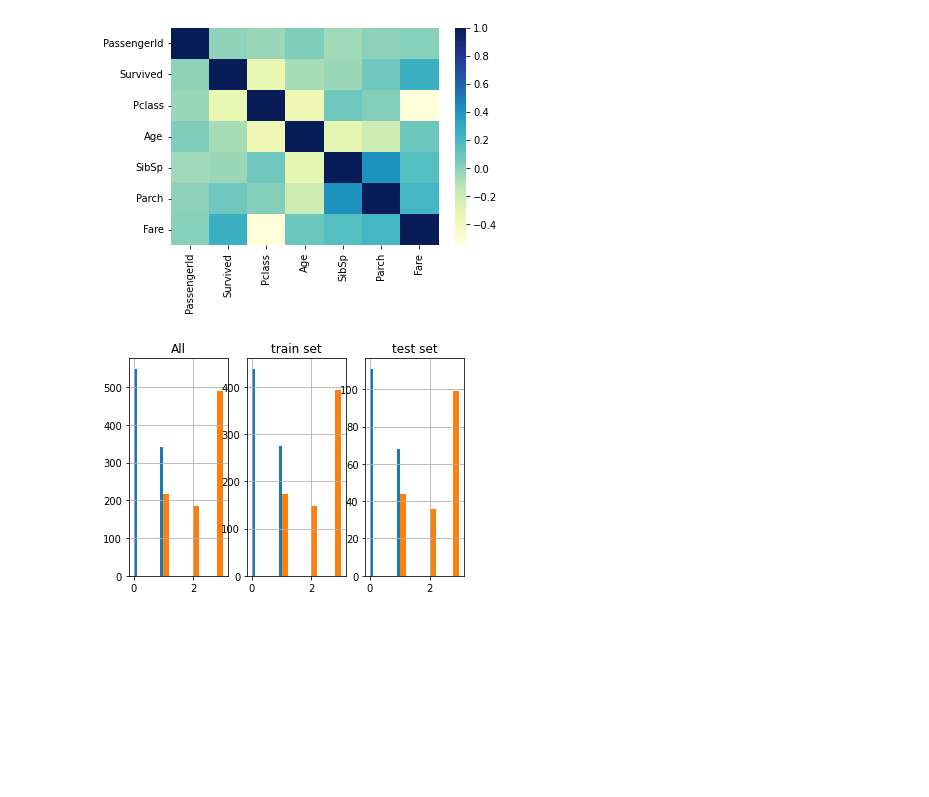
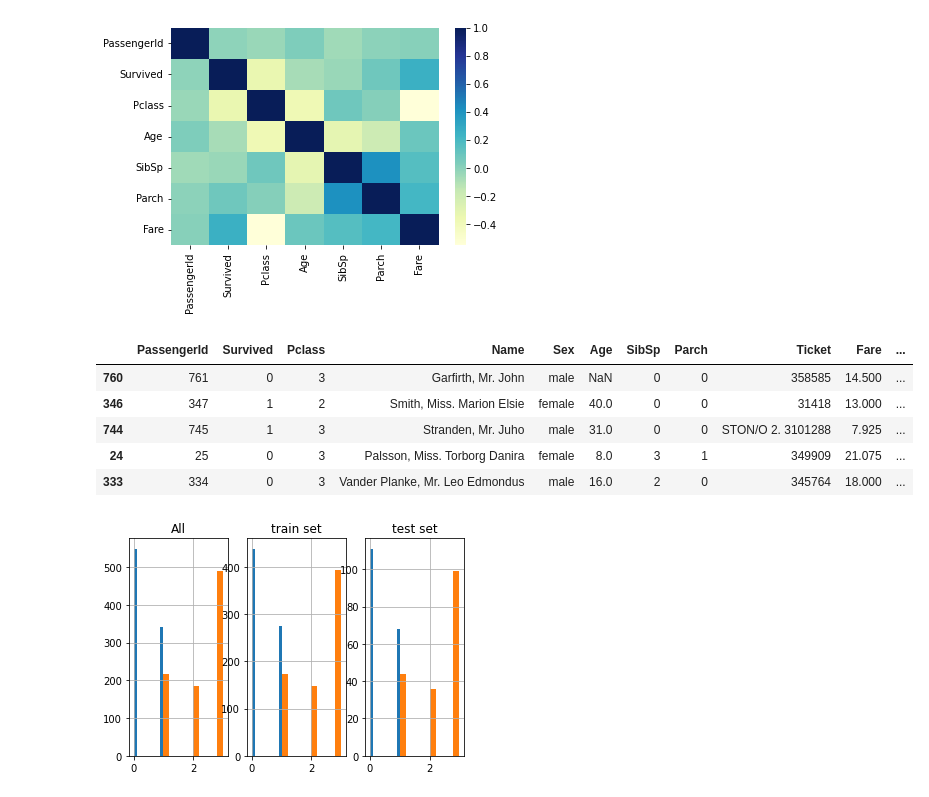
Before and after one commit to Nathnael12/Kaggle-Titanic_Survivors_prediction, a Jupyter notebook: notebooks/survivors.ipynb, the cells around one changed output. Drawn from its saved outputs; the diff is of its cells as text; code cells hidden in the pictures; blank space fills up the shorter version.

```diff
--- a/notebooks/survivors.ipynb
+++ b/notebooks/survivors.ipynb
@@ -46,6 +46,15 @@ split = StratifiedShuffleSplit(n_splits=1, test_size=0.2)
 for train_indicies, test_indicies in split.split(titanic_data, titanic_data[["Survived", "Pclass", "Sex"]]):
     strat_train_set = titanic_data.loc[train_indicies]
     strat_test_set = titanic_data.loc[test_indicies]
+# %%
+strat_train_set.head()
+# %% [output]
+|  | PassengerId | Survived | Pclass | Name | Sex | Age | SibSp | Parch | Ticket | Fare | ... |
+| 760 | 761 | 0 | 3 | Garfirth, Mr. John | male | NaN | 0 | 0 | 358585 | 14.500 | ... |
+| 346 | 347 | 1 | 2 | Smith, Miss. Marion Elsie | female | 40.0 | 0 | 0 | 31418 | 13.000 | ... |
+| 744 | 745 | 1 | 3 | Stranden, Mr. Juho | male | 31.0 | 0 | 0 | STON/O 2. 3101288 | 7.925 | ... |
+| 24 | 25 | 0 | 3 | Palsson, Miss. Torborg Danira | female | 8.0 | 3 | 1 | 349909 | 21.075 | ... |
+| 333 | 334 | 0 | 3 | Vander Planke, Mr. Leo Edmondus | male | 16.0 | 2 | 0 | 345764 | 18.000 | ... |
 # %%
 plt.subplot(1,3,1,title="All")
 titanic_data["Survived"].hist()
```
Also changed, not shown: parts of 7 cells of this notebook.
